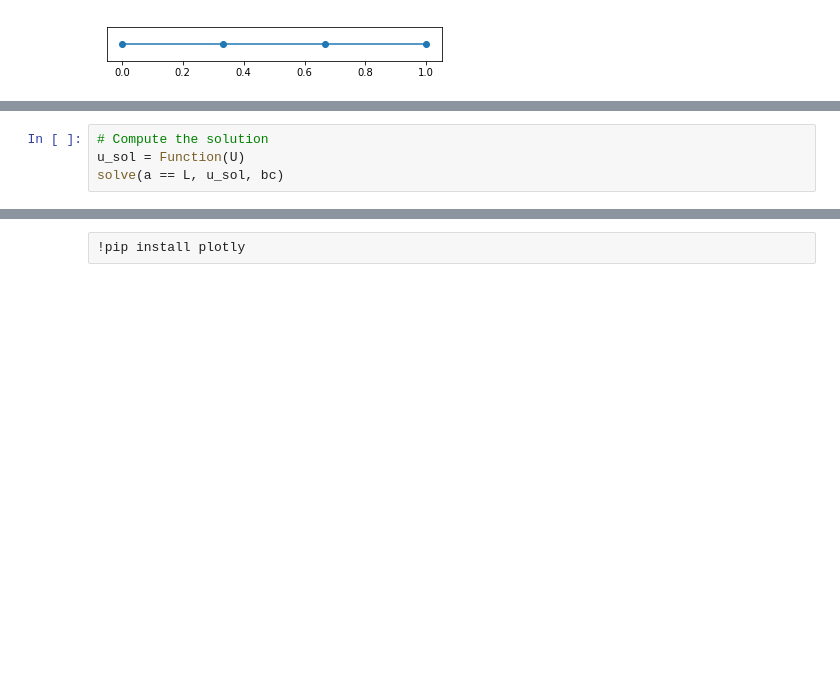
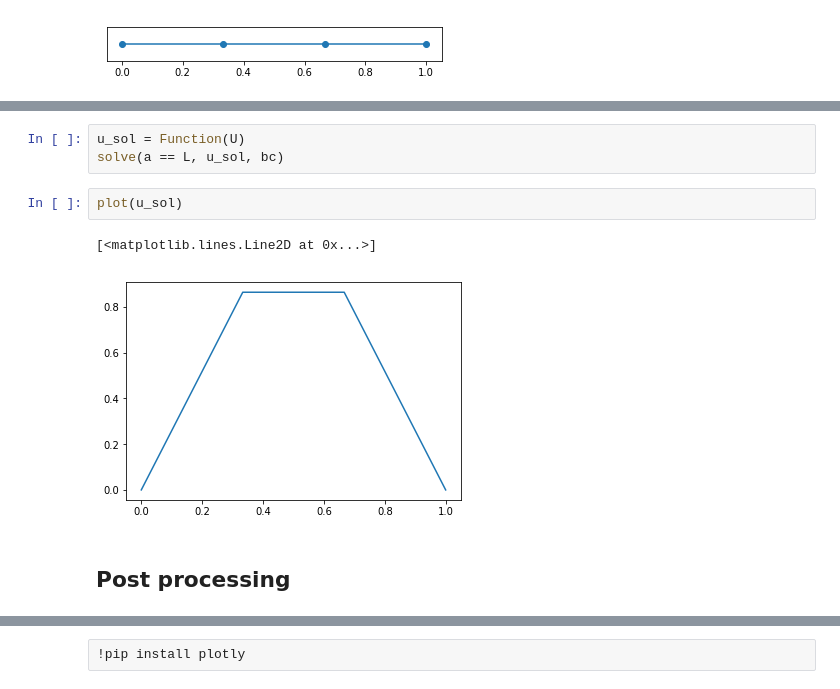
Before and after one commit to iitrabhi/fenics-workshop, a Jupyter notebook: tutorials/1_linear_poisson.ipynb, the cells around one changed output, grey strips where cells are left out. Saved outputs shown, nothing was run; the diff lists cells and outputs as text; blank space fills up the shorter version.

```diff
--- a/tutorials/1_linear_poisson.ipynb
+++ b/tutorials/1_linear_poisson.ipynb
@@ -42,4 +109,10 @@ L = f_expr * v * dx
 # %%
-# Compute the solution
 u_sol = Function(U)
 solve(a == L, u_sol, bc)
+# %%
+plot(u_sol)
+# %% [output]
+[<matplotlib.lines.Line2D at 0x...>]
+[figure, added]
+# %% [markdown]
+## Post processing
```
Also changed, not shown: parts of 22 cells of this notebook, 3 other files.
